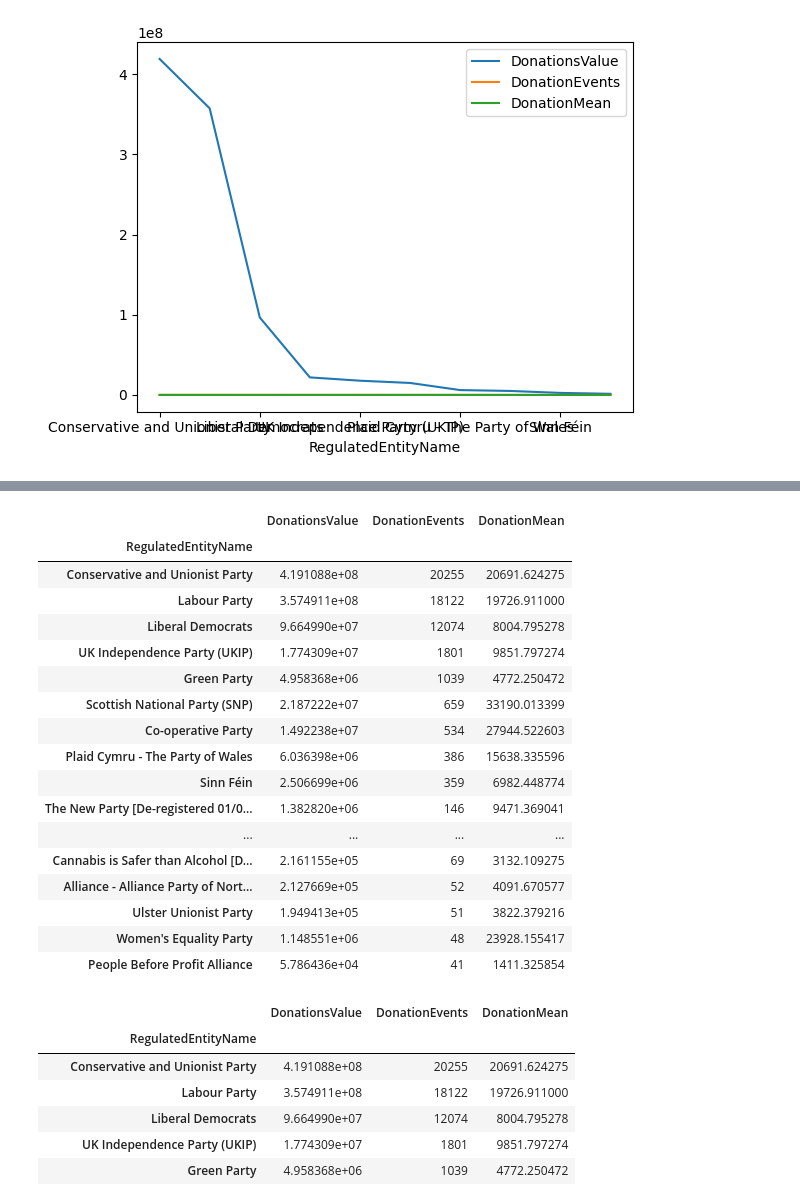
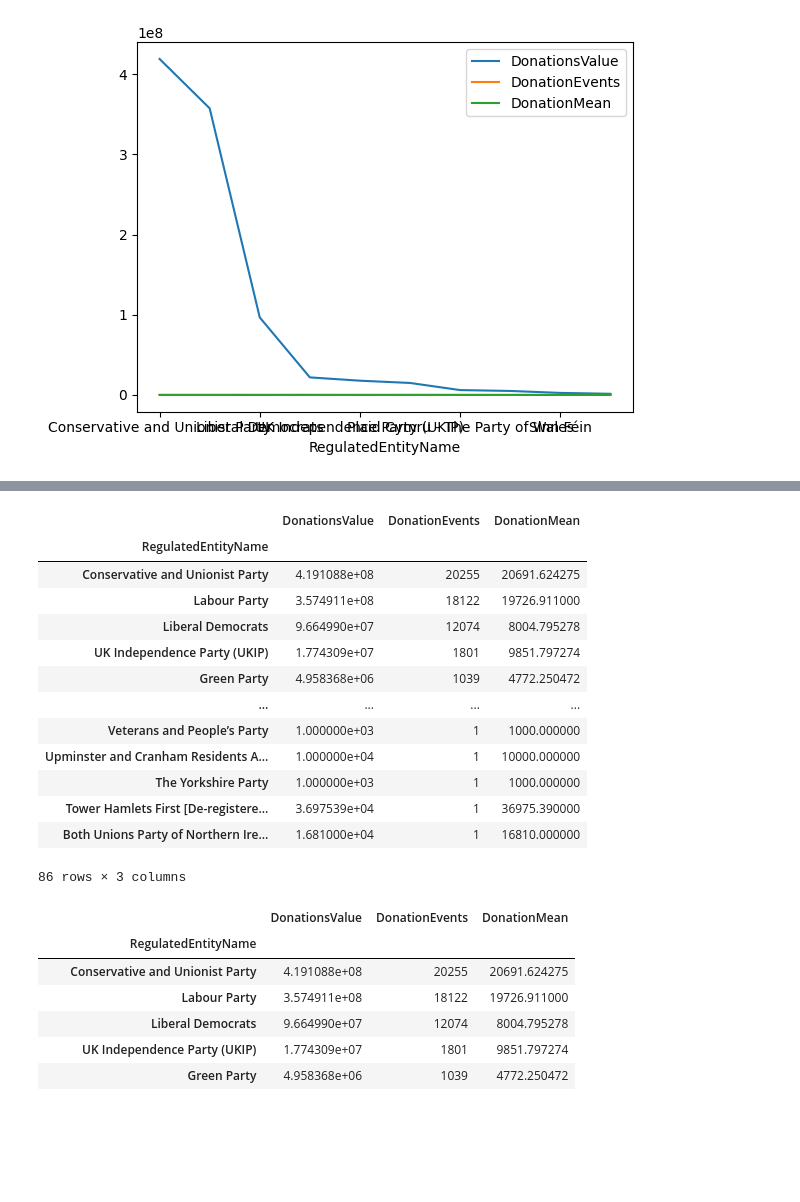
Before and after one commit to Hysnap/PoliticalDonations_Repository, a Jupyter notebook: jupyter_notebooks/DataManipulationTrial.ipynb, the cells around one changed output, grey strips where cells are left out. Saved outputs shown, nothing was run; the diff lists cells and outputs as text; code cells hidden in the pictures; blank space fills up the shorter version.

```diff
--- a/jupyter_notebooks/DataManipulationTrial.ipynb
+++ b/jupyter_notebooks/DataManipulationTrial.ipynb
@@ -47,8 +48,6 @@ Correct Datatypes
 # %%
 df['Value'] = df['Value'].replace({'\£': '', ',': ''}, regex=True).astype(float)
 df['ReceivedDate'] = pd.to_datetime(df['ReceivedDate'], format='%d/%m/%Y')
-df['ReportedDate'] = pd.to_datetime(df['ReportedDate'], format='%d/%m/%Y')
-df['AcceptedDate'] = pd.to_datetime(df['AcceptedDate'], format='%d/%m/%Y')
 # %% [markdown]
 Review Data to identify Unnecessary Columns and Potential improved Index
 # %%
@@ -75,3 +74,10 @@ print(summary_df)
 27                CampaigningName        category             3
 28                   RegisterName          string             2
 29                  IsIrishSource        category             2
+# %%
+df=df.drop(['IsIrishSource', 'RegisterName', 'CampaigningName','AccountingUnitName','IsBequest','AccountingUnitsAsCentralParty','AccountingUnitId','ReportedDate','AcceptedDate','PurposeOfVisit','IsReportedPrePoll'], axis=1)
+summary_df = pd.DataFrame({
+    'DataType': df.dtypes,
+    'UniqueValues': df.nunique()
+}).reset_index().rename(columns={'index': 'Column'})
+print(summary_df)
@@ -277,7 +300,7 @@ value_summary_df
 | 2000000.0 | 9.963304e+07 | 72 |
 | 5000000.0 | 3.497328e+07 | 12 |
 # %%
-RegulatedEntity_df = df.groupby(['RegulatedEntityName','aggregated']).agg({'Value': ['sum', 'count', 'mean']})
+RegulatedEntity_df = df.groupby(['RegulatedEntityName']).agg({'Value': ['sum', 'count', 'mean']})
 
 RegulatedEntity_df.columns = [ 'DonationsValue', 'DonationEvents', 'DonationMean']
 
@@ -314,24 +334,20 @@ RegulatedEntity_df.sort_values(by=['DonationsValue'], ascending=True).head(n=20)
 # %%
-RegulatedEntity_df.sort_values(by=['DonationEvents'], ascending=False).head(n=20)
+RegulatedEntity_df.sort_values(by=['DonationEvents'], ascending=False).head(n=86)
 # %% [output]
 |  | DonationsValue | DonationEvents | DonationMean |
 | RegulatedEntityName |  |  |  |
 | Conservative and Unionist Party | 4.191088e+08 | 20255 | 20691.624275 |
 | Labour Party | 3.574911e+08 | 18122 | 19726.911000 |
 | Liberal Democrats | 9.664990e+07 | 12074 | 8004.795278 |
 | UK Independence Party (UKIP) | 1.774309e+07 | 1801 | 9851.797274 |
 | Green Party | 4.958368e+06 | 1039 | 4772.250472 |
-| Scottish National Party (SNP) | 2.187222e+07 | 659 | 33190.013399 |
-| Co-operative Party | 1.492238e+07 | 534 | 27944.522603 |
-| Plaid Cymru - The Party of Wales | 6.036398e+06 | 386 | 15638.335596 |
-| Sinn Féin | 2.506699e+06 | 359 | 6982.448774 |
-| The New Party [De-registered 01/0... | 1.382820e+06 | 146 | 9471.369041 |
 | ... | ... | ... | ... |
-| Cannabis is Safer than Alcohol [D... | 2.161155e+05 | 69 | 3132.109275 |
-| Alliance - Alliance Party of Nort... | 2.127669e+05 | 52 | 4091.670577 |
-| Ulster Unionist Party | 1.949413e+05 | 51 | 3822.379216 |
-| Women's Equality Party | 1.148551e+06 | 48 | 23928.155417 |
-| People Before Profit Alliance | 5.786436e+04 | 41 | 1411.325854 |
+| Veterans and People’s Party | 1.000000e+03 | 1 | 1000.000000 |
+| Upminster and Cranham Residents A... | 1.000000e+04 | 1 | 10000.000000 |
+| The Yorkshire Party | 1.000000e+03 | 1 | 1000.000000 |
+| Tower Hamlets First [De-registere... | 3.697539e+04 | 1 | 36975.390000 |
+| Both Unions Party of Northern Ire... | 1.681000e+04 | 1 | 16810.000000 |
+86 rows × 3 columns
 # %%
 RegulatedEntity_df.sort_values(by=['DonationEvents'], ascending=False).head(n=40)
 # %% [output]
```
Also changed, not shown: parts of 19 cells of this notebook.
